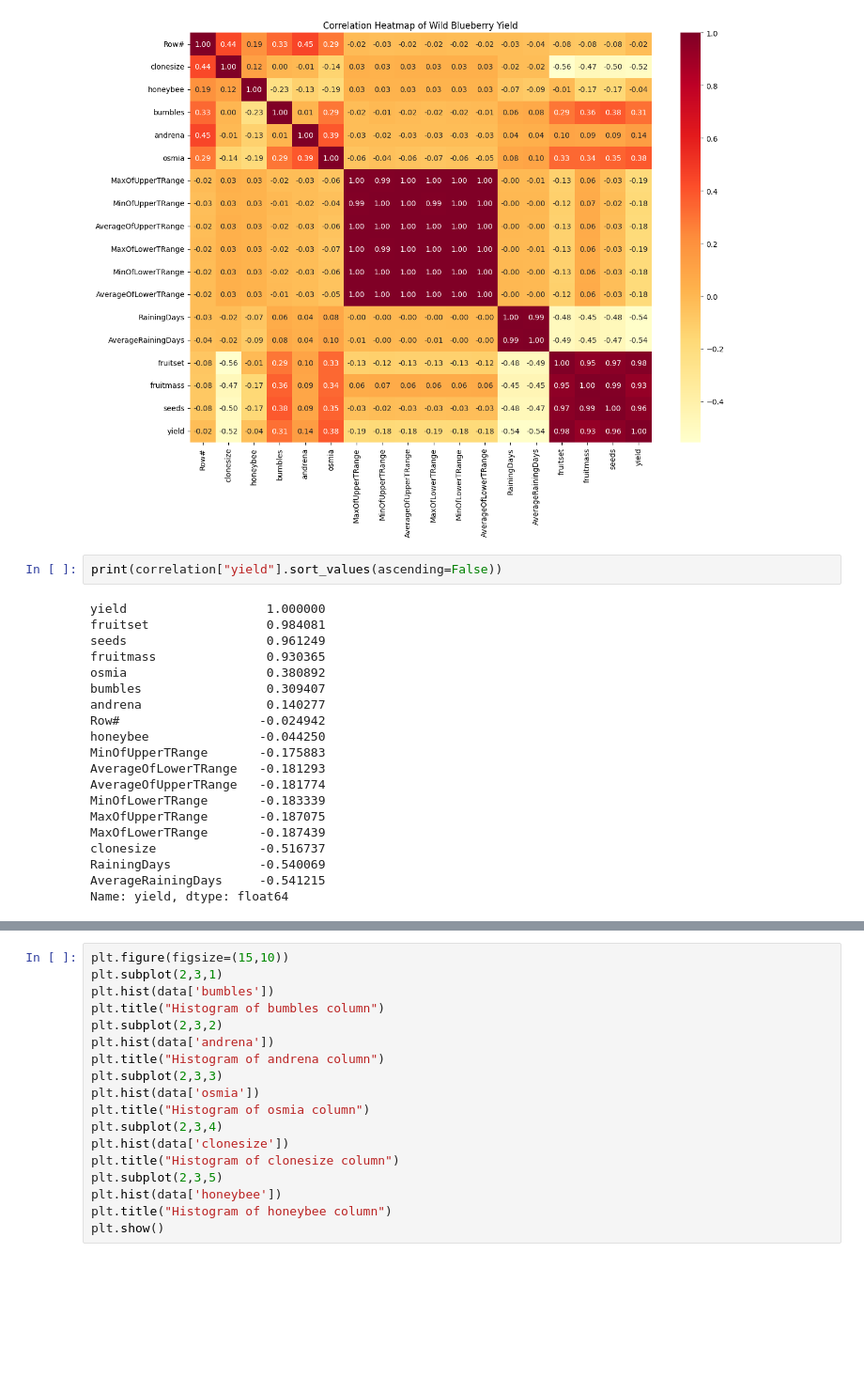
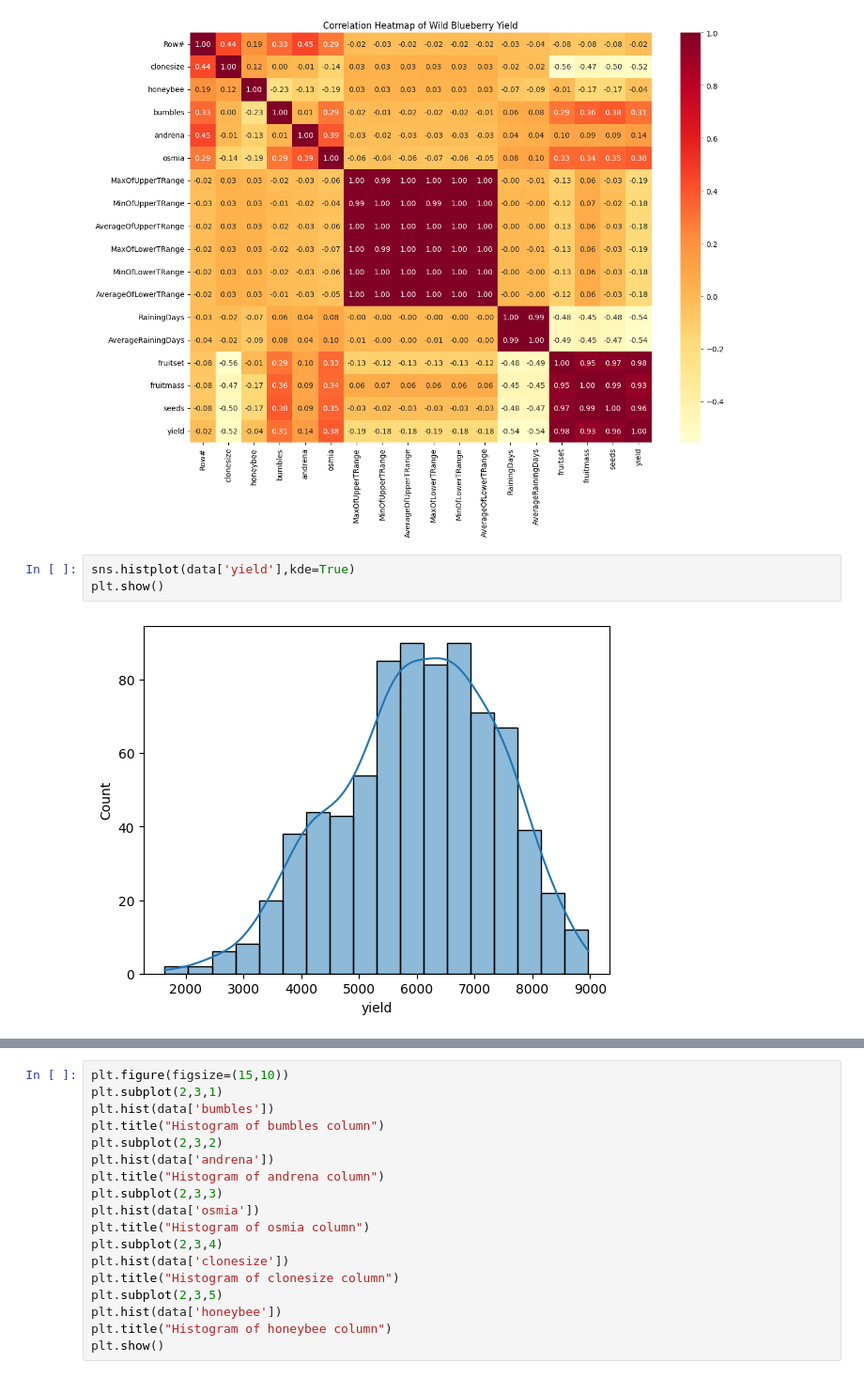
Before and after one commit to samarjahanahmedburney/Wild_Blueberry_Yield_Predictionbysamar-, a Jupyter notebook: Wild_Blueberry_Yield_Prediction.ipynb, the cells around one changed output, grey strips where cells are left out. Shown at 94% size. Saved outputs shown, nothing was run; the diff lists cells and outputs as text; blank space fills up the shorter version.

```diff
--- a/Wild_Blueberry_Yield_Prediction.ipynb
+++ b/Wild_Blueberry_Yield_Prediction.ipynb
@@ -145,25 +177,8 @@ plt.title("Correlation Heatmap of Wild Blueberry Yield")
 plt.show()
 # %% [output]
 [figure]
-# %%
-print(correlation["yield"].sort_values(ascending=False))
-# %% [output]
-yield                   1.000000
-fruitset                0.984081
-seeds                   0.961249
-fruitmass               0.930365
-osmia                   0.380892
-bumbles                 0.309407
-andrena                 0.140277
-Row#                   -0.024942
-honeybee               -0.044250
-MinOfUpperTRange       -0.175883
-AverageOfLowerTRange   -0.181293
-AverageOfUpperTRange   -0.181774
-MinOfLowerTRange       -0.183339
-MaxOfUpperTRange       -0.187075
-MaxOfLowerTRange       -0.187439
-clonesize              -0.516737
-RainingDays            -0.540069
-AverageRainingDays     -0.541215
-Name: yield, dtype: float64
+# %%
+sns.histplot(data['yield'],kde=True)
+plt.show()
+# %% [output]
+[figure, added]
```
Also changed, not shown: parts of 94 cells of this notebook.
